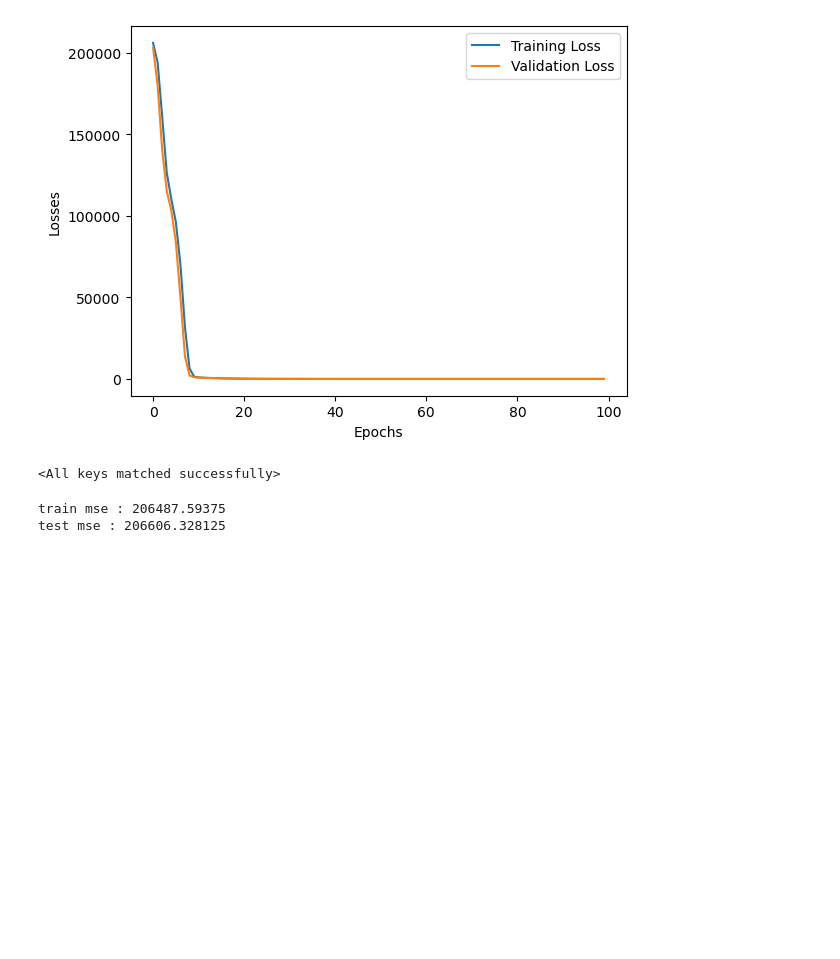
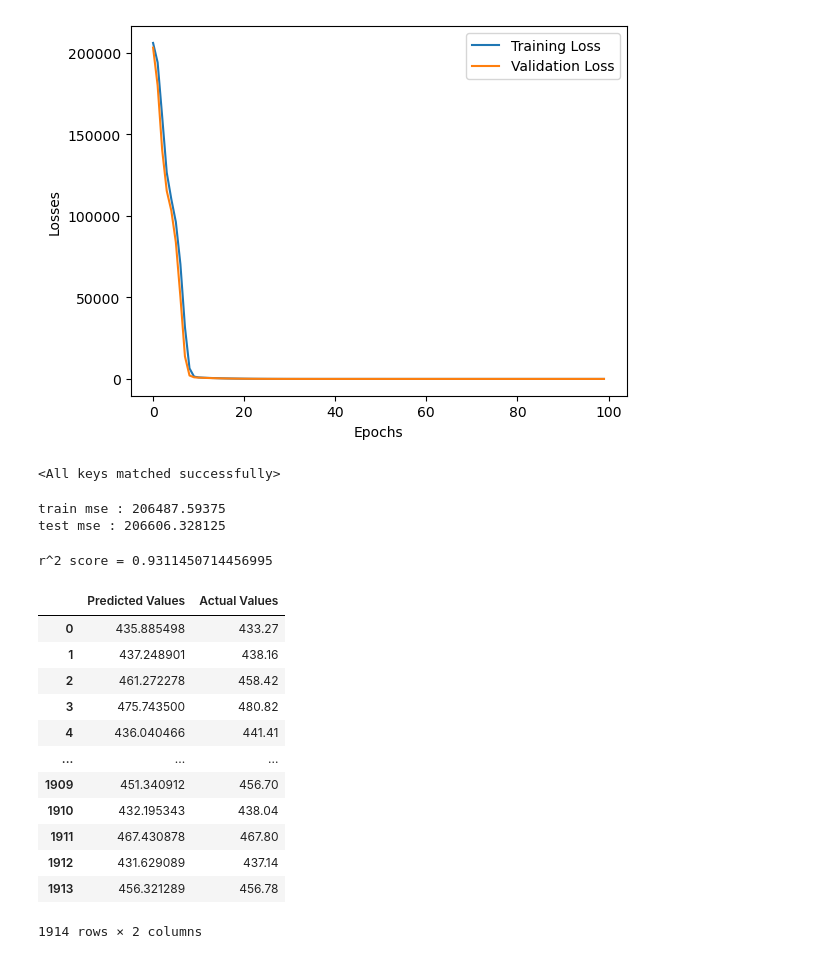
Before and after one commit to Prithvikatkar17/AIML, a Jupyter notebook: 12_Deep_learning/02_ANN_regretion.ipynb, the cells around one changed output. Cells and saved outputs as stored; diff of their text form; code cells hidden in the pictures; blank space fills up the shorter version.

```diff
--- a/12_Deep_learning/02_ANN_regretion.ipynb
+++ b/12_Deep_learning/02_ANN_regretion.ipynb
@@ -253,3 +253,28 @@ print("test mse :",test_mse_loss.item())
 # %% [output]
 train mse : 206487.59375
 test mse : 206606.328125
+# %%
+from sklearn.metrics import r2_score
+
+print("r^2 score =", r2_score(y_test, test_pred))
+# %% [output]
+r^2 score = 0.9311450714456995
+# %%
+predicted_df = pd.DataFrame(test_pred.numpy(), columns=["Predicted Values"])
+actual_df = pd.DataFrame(y_test.values, columns=["Actual Values"])
+
+pd.concat([predicted_df, actual_df], axis=1)
+# %% [output]
+|  | Predicted Values | Actual Values |
+| 0 | 435.885498 | 433.27 |
+| 1 | 437.248901 | 438.16 |
+| 2 | 461.272278 | 458.42 |
+| 3 | 475.743500 | 480.82 |
+| 4 | 436.040466 | 441.41 |
+| ... | ... | ... |
+| 1909 | 451.340912 | 456.70 |
+| 1910 | 432.195343 | 438.04 |
+| 1911 | 467.430878 | 467.80 |
+| 1912 | 431.629089 | 437.14 |
+| 1913 | 456.321289 | 456.78 |
+1914 rows × 2 columns
```
